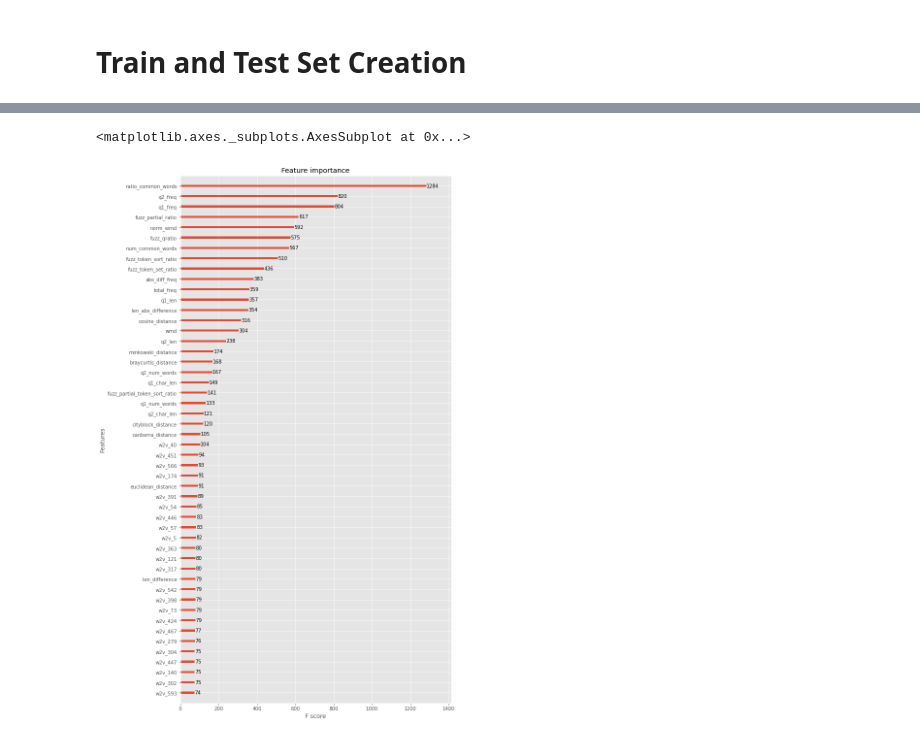
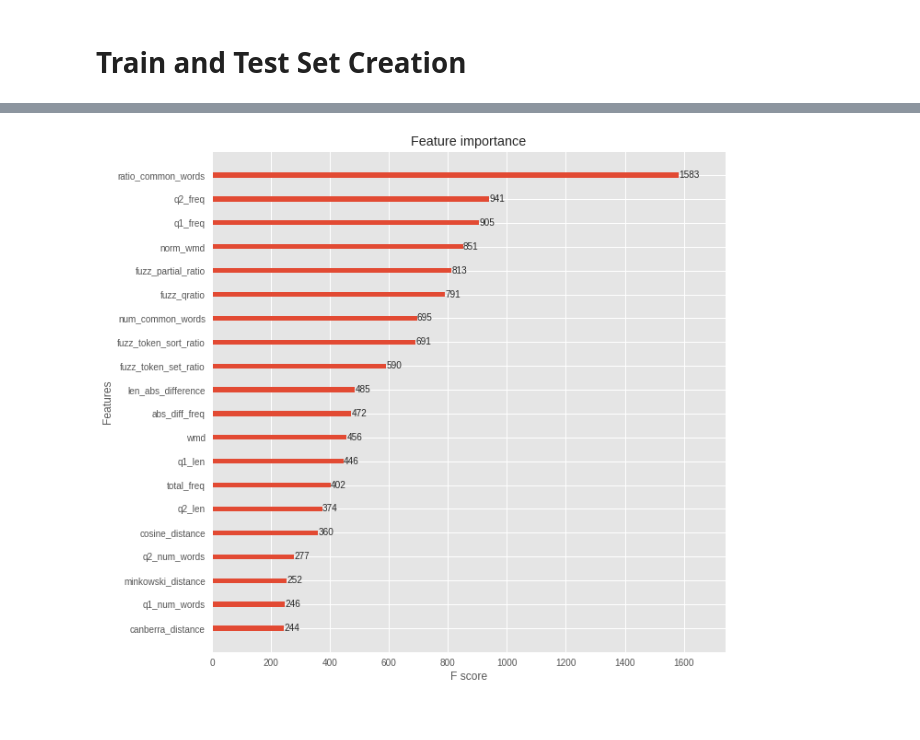
Before and after one commit to Graham-Broughton/NLP-Quora, a Jupyter notebook: 4.XGBoost.ipynb, the cells around one changed output, grey strips where cells are left out. Saved outputs shown, nothing was run; the diff lists cells and outputs as text; code cells hidden in the pictures.

```diff
--- a/4.XGBoost.ipynb
+++ b/4.XGBoost.ipynb
@@ -93,7 +93,7 @@ bst = xgb.train(
     d_train,
     5000,
     watchlist,
-    early_stopping_rounds=50,
+    early_stopping_rounds=100,
     verbose_eval=200
     )
 
@@ -159,6 +161,6 @@ plt.show()
 # %%
-fig, ax = plt.subplots(1, 1, figsize=(10, 20))
-xgb.plot_importance(bst, max_num_features=50, ax=ax)
+fig, ax = plt.subplots(1, 1, figsize=(10, 10))
+xgb.plot_importance(bst, max_num_features=20, ax=ax)
+plt.show()
 # %% [output]
-<matplotlib.axes._subplots.AxesSubplot at 0x...>
-[figure, old version]
+[figure, new version]
```
Also changed, not shown: parts of 5 cells of this notebook, 4 other files.
